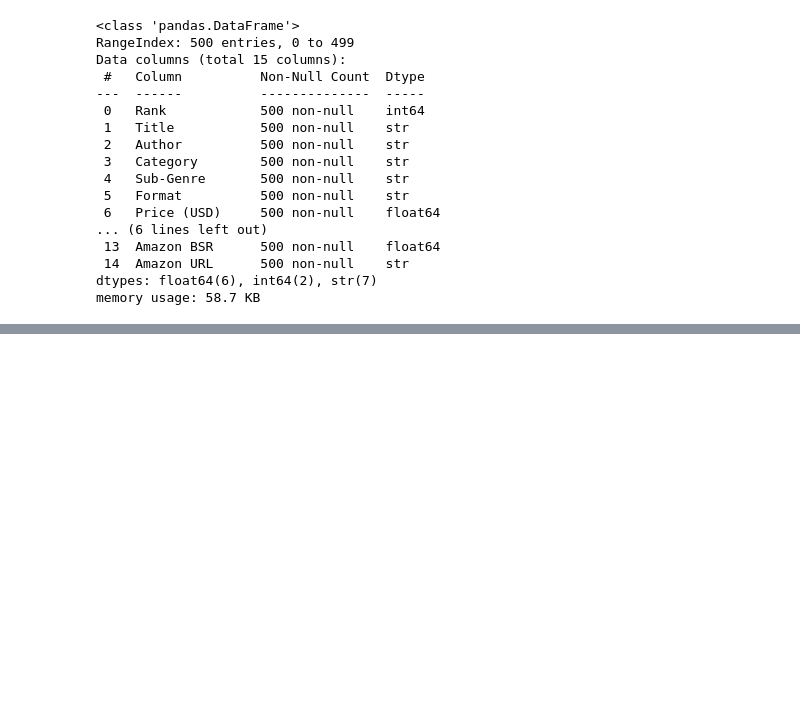
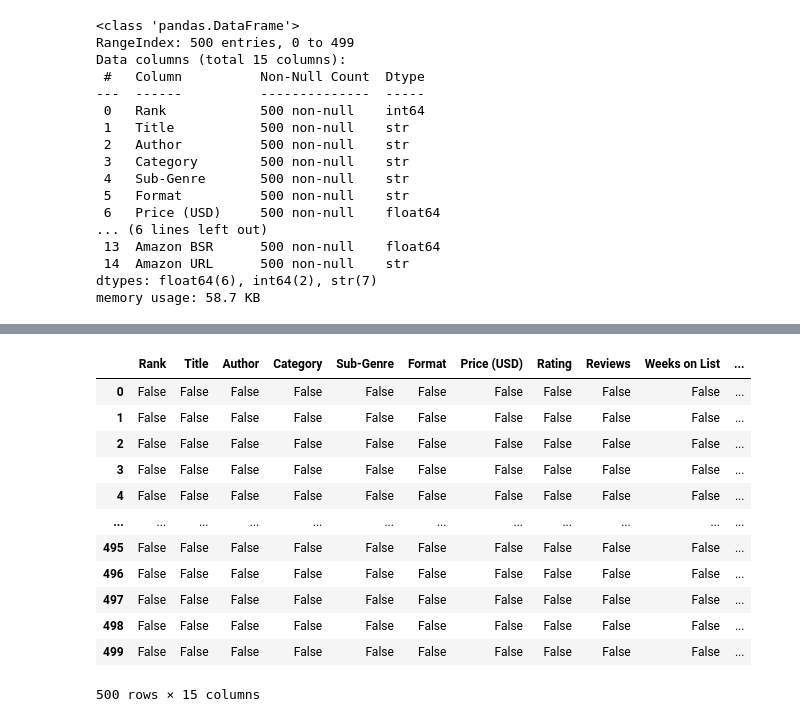
Before and after one commit to tauhidahmed-tat/AMPS-Project-01, a Jupyter notebook: Pandas.ipynb, the cells around one changed output, grey strips where cells are left out. Saved outputs shown, nothing was run; the diff lists cells and outputs as text; code cells hidden in the pictures; blank space fills up the shorter version.

```diff
--- a/Pandas.ipynb
+++ b/Pandas.ipynb
@@ -74,3 +74,19 @@ dt.head()
 | 2 | 3 | Project Hail Mary | Andy Weir | Fiction | Science Fiction | Paperback | 12.99 | 4.8 | 130000.0 | 108.0 | ... |
 | 3 | 4 | The Correspondent: A Novel | Virginia Evans | Fiction | Literary Fiction | Hardcover | 19.58 | 4.6 | 87363.0 | 28.0 | ... |
 | 4 | 5 | Atomic Habits | James Clear | Non-Fiction | Self-Help / Productivity | Paperback | 16.99 | 4.8 | 120000.0 | 220.0 | ... |
+# %%
+dt.isnull()
+# %% [output]
+|  | Rank | Title | Author | Category | Sub-Genre | Format | Price (USD) | Rating | Reviews | Weeks on List | ... |
+| 0 | False | False | False | False | False | False | False | False | False | False | ... |
+| 1 | False | False | False | False | False | False | False | False | False | False | ... |
+| 2 | False | False | False | False | False | False | False | False | False | False | ... |
+| 3 | False | False | False | False | False | False | False | False | False | False | ... |
+| 4 | False | False | False | False | False | False | False | False | False | False | ... |
+| ... | ... | ... | ... | ... | ... | ... | ... | ... | ... | ... | ... |
+| 495 | False | False | False | False | False | False | False | False | False | False | ... |
+| 496 | False | False | False | False | False | False | False | False | False | False | ... |
+| 497 | False | False | False | False | False | False | False | False | False | False | ... |
+| 498 | False | False | False | False | False | False | False | False | False | False | ... |
+| 499 | False | False | False | False | False | False | False | False | False | False | ... |
+500 rows × 15 columns
```
Also changed, not shown: parts of 8 cells of this notebook.
